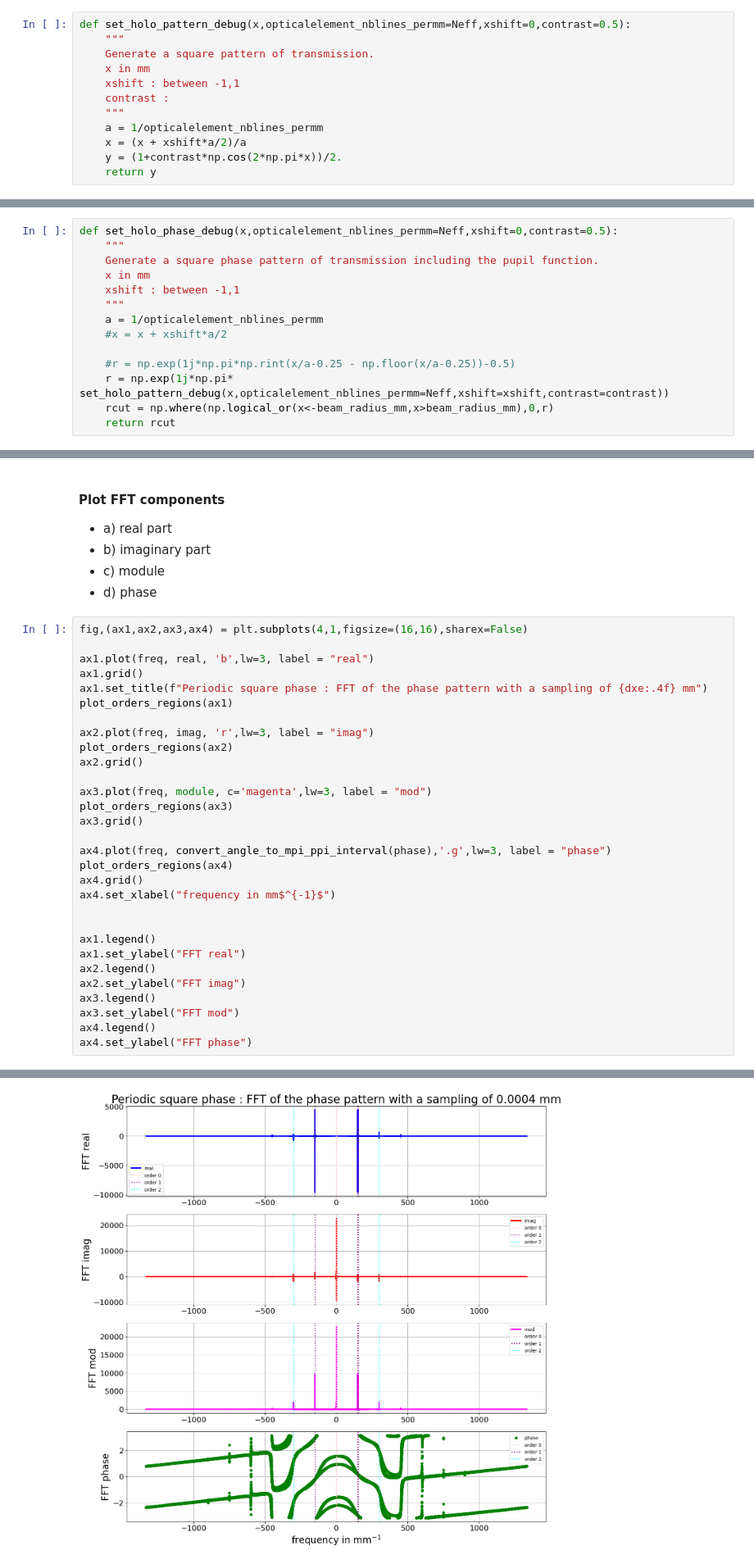
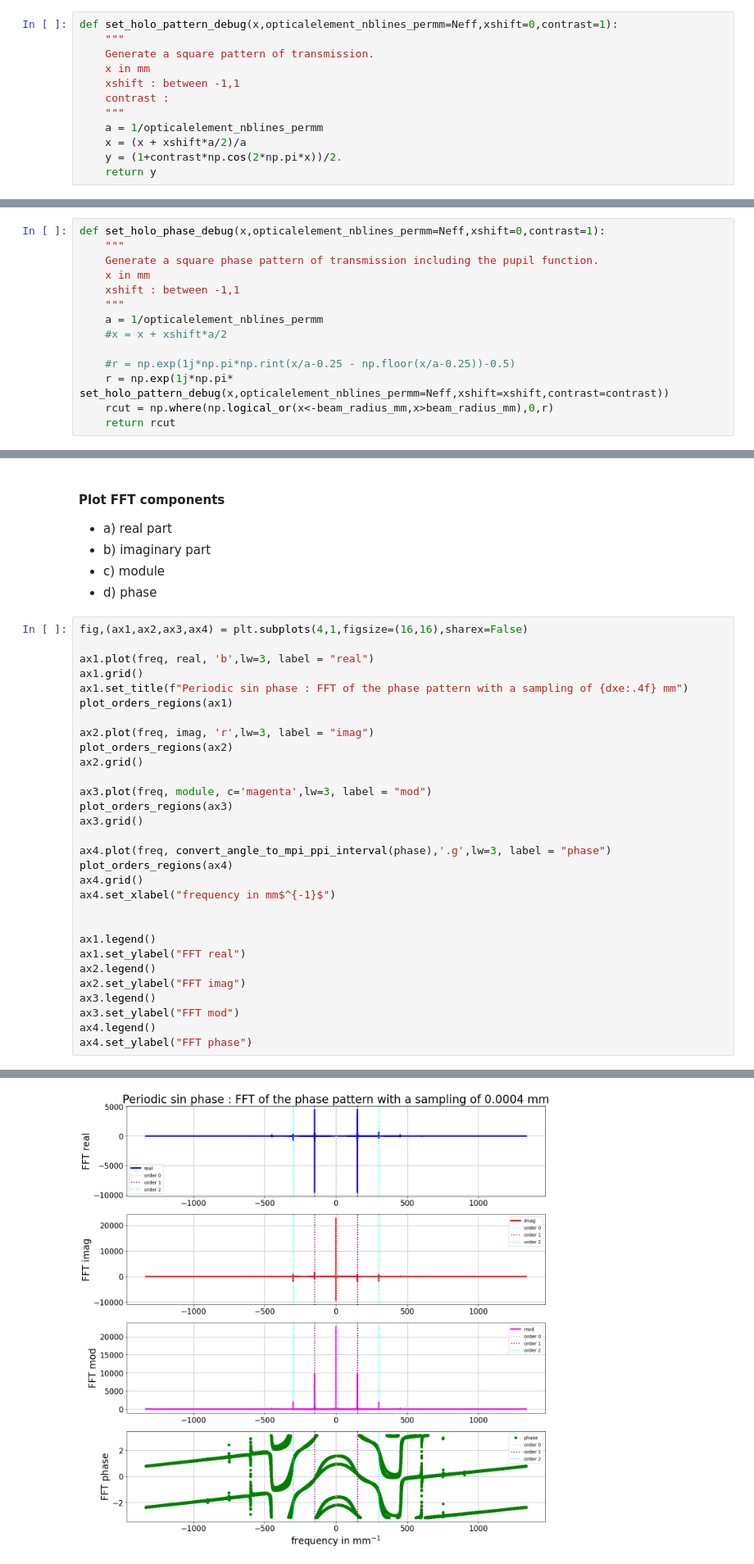
Before and after one commit to sylvielsstfr/AuxtelPSFpoppy, a Jupyter notebook: docs/notebooks/introdiffraction/03_FFT1D_holoidealphasepattern.ipynb, the cells around one changed output, grey strips where cells are left out. Shown at 82% size. Saved outputs shown, nothing was run; the diff lists cells and outputs as text.

```diff
--- a/docs/notebooks/introdiffraction/03_FFT1D_holoidealphasepattern.ipynb
+++ b/docs/notebooks/introdiffraction/03_FFT1D_holoidealphasepattern.ipynb
@@ -191,7 +191,7 @@ def set_beam_aperture(x,radius = beam_radius_mm):
     a = np.where(np.logical_or(x<-radius,x>radius),0.,1.)
     return a
 # %%
-def set_holo_pattern_debug(x,opticalelement_nblines_permm=Neff,xshift=0,contrast=0.5):
+def set_holo_pattern_debug(x,opticalelement_nblines_permm=Neff,xshift=0,contrast=1):
     """
     Generate a square pattern of transmission.
     x in mm
@@ -217,5 +217,5 @@ ax.set_ylim(0.,1.)
 # %%
-def set_holo_phase_debug(x,opticalelement_nblines_permm=Neff,xshift=0,contrast=0.5):
+def set_holo_phase_debug(x,opticalelement_nblines_permm=Neff,xshift=0,contrast=1):
     """
     Generate a square phase pattern of transmission including the pupil function.
     x in mm
@@ -531,35 +531,35 @@ def plot_orders_regions(ax,df=1/beam_radius_mm):
 fig,(ax1,ax2,ax3,ax4) = plt.subplots(4,1,figsize=(16,16),sharex=False)
 
 ax1.plot(freq, real, 'b',lw=3, label = "real")
 ax1.grid()
-ax1.set_title(f"Periodic square phase : FFT of the phase pattern with a sampling of {dxe:.4f} mm")
+ax1.set_title(f"Periodic sin phase : FFT of the phase pattern with a sampling of {dxe:.4f} mm")
 plot_orders_regions(ax1)
 
 ax2.plot(freq, imag, 'r',lw=3, label = "imag")
 plot_orders_regions(ax2)
 ax2.grid()
 
 ax3.plot(freq, module, c='magenta',lw=3, label = "mod")
 plot_orders_regions(ax3)
 ax3.grid()
 
 ax4.plot(freq, convert_angle_to_mpi_ppi_interval(phase),'.g',lw=3, label = "phase")
 plot_orders_regions(ax4)
 ax4.grid()
 ax4.set_xlabel("frequency in mm$^{-1}$")
 
 
 ax1.legend()
 ax1.set_ylabel("FFT real")
 ax2.legend()
 ax2.set_ylabel("FFT imag")
 ax3.legend()
 ax3.set_ylabel("FFT mod")
 ax4.legend()
 ax4.set_ylabel("FFT phase")
 # %% [output]
 Text(0, 0.5, 'FFT phase')
-[figure, old version]
+[figure, new version]
 # %% [markdown]
 #### Plot the FFT coefficients in the aperture diffractive region
 # %%
```
Also changed, not shown: parts of 8 cells of this notebook, 4 other files.
